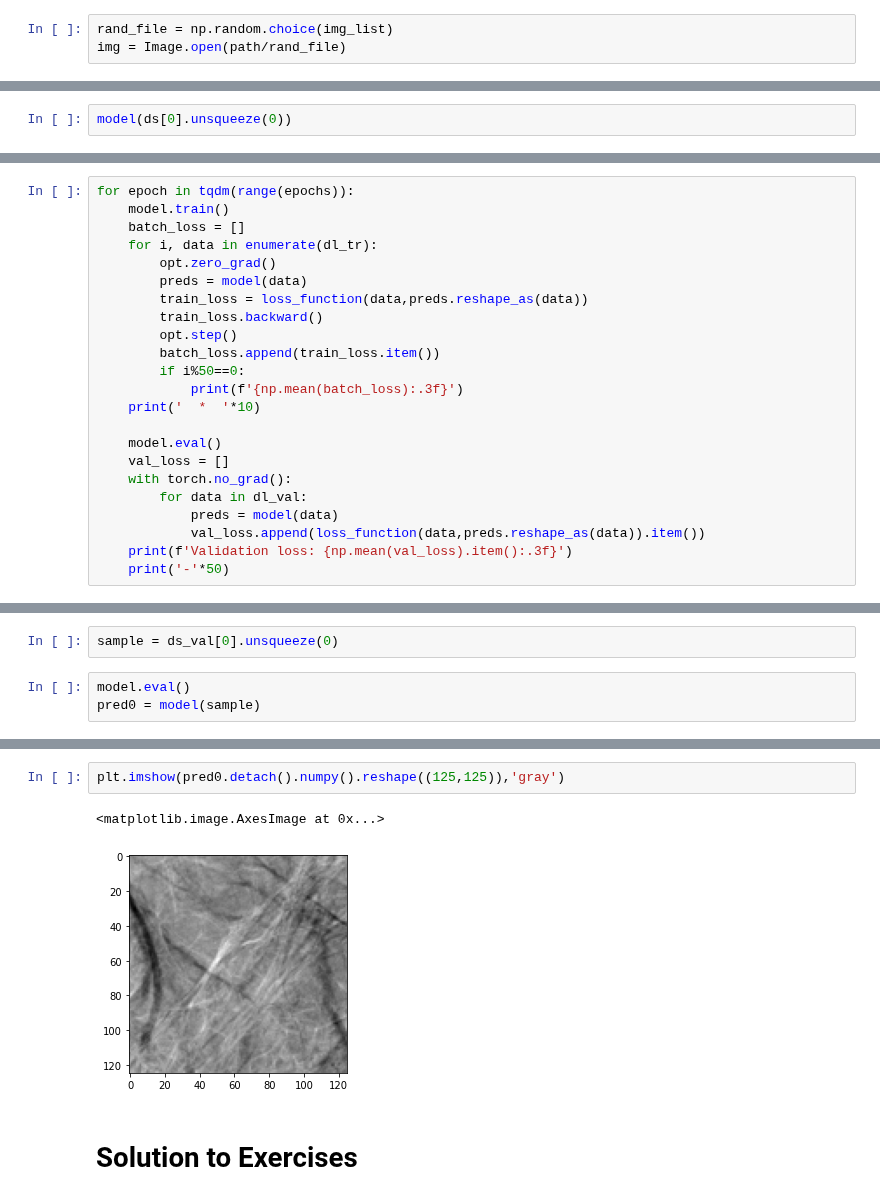
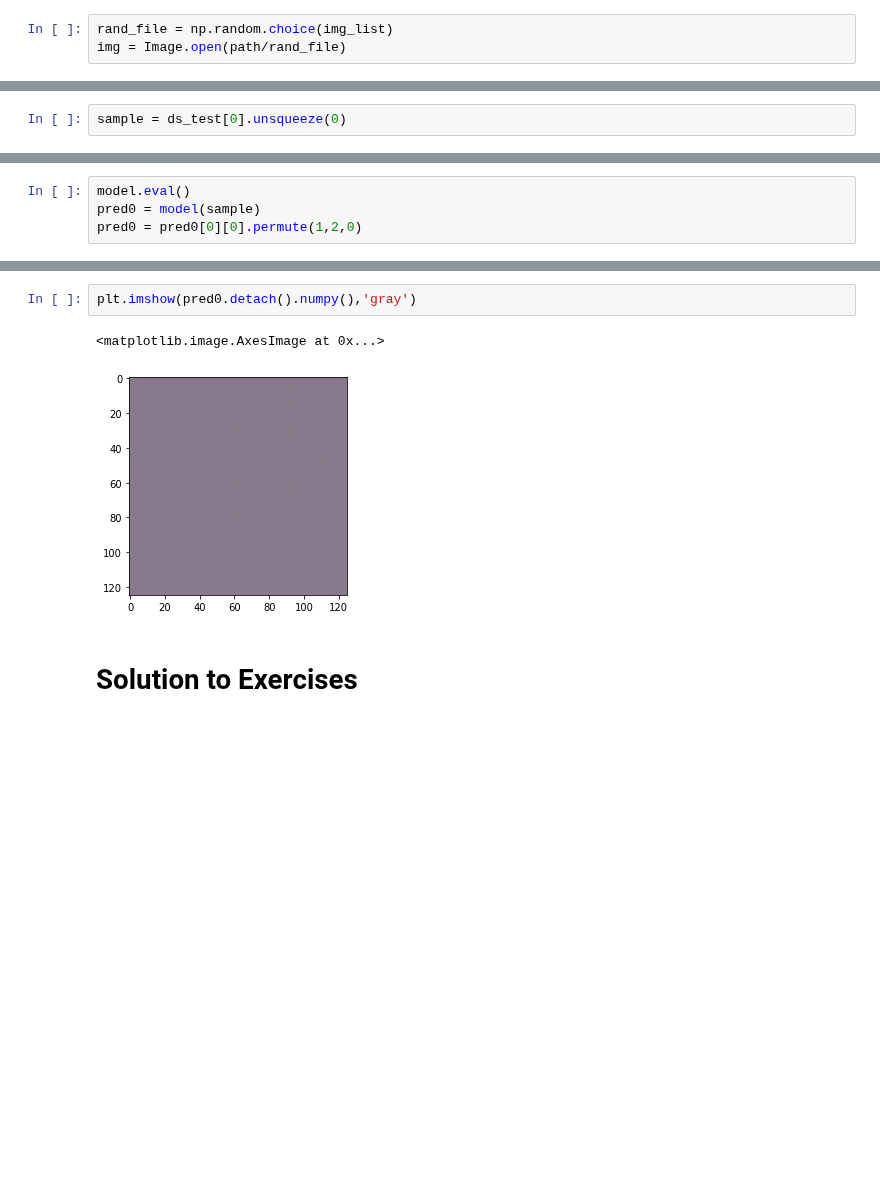
Before and after one commit to 3springs/deep_ml_curriculum, a Jupyter notebook: notebooks/16 Image Segmentation/Autoencoders.ipynb, the cells around one changed output, grey strips where cells are left out. Drawn from its saved outputs; the diff is of its cells as text; blank space fills up the shorter version.

```diff
--- a/notebooks/16 Image Segmentation/Autoencoders.ipynb
+++ b/notebooks/16 Image Segmentation/Autoencoders.ipynb
@@ -514,2 +615,2 @@ model = nn.Sequential(encoder,decoder)
 # %%
-model(ds[0].unsqueeze(0))
+sample = ds_test[0].unsqueeze(0)
@@ -524,23 +616,0 @@ from tqdm.auto import tqdm
-# %%
-for epoch in tqdm(range(epochs)):
-    model.train()
-    batch_loss = []
-    for i, data in enumerate(dl_tr):
-        opt.zero_grad()
-        preds = model(data)
-        train_loss = loss_function(data,preds.reshape_as(data))
-        train_loss.backward()
-        opt.step()
-        batch_loss.append(train_loss.item())
-        if i%50==0:
-            print(f'{np.mean(batch_loss):.3f}')
-    print('  *  '*10)
-
-    model.eval()
-    val_loss = []
-    with torch.no_grad():
-        for data in dl_val:
-            preds = model(data)
-            val_loss.append(loss_function(data,preds.reshape_as(data)).item())
-    print(f'Validation loss: {np.mean(val_loss).item():.3f}')
-    print('-'*50)
@@ -577,8 +617,7 @@ Validation loss: 0.035
-# %%
-sample = ds_val[0].unsqueeze(0)
 # %%
 model.eval()
 pred0 = model(sample)
+pred0 = pred0[0][0].permute(1,2,0)
 # %%
 plt.imshow(sample.numpy()[0,0],'gray')
 # %% [output]
@@ -587,8 +626,8 @@ plt.imshow(sample.numpy()[0,0],'gray')
 # %%
-plt.imshow(pred0.detach().numpy().reshape((125,125)),'gray')
+plt.imshow(pred0.detach().numpy(),'gray')
 # %% [output]
 <matplotlib.image.AxesImage at 0x...>
-[figure, old version]
+[figure, new version]
 # %% [markdown]
 # Solution to Exercises
 # %% [markdown]
```
Also changed, not shown: parts of 33 cells of this notebook.
